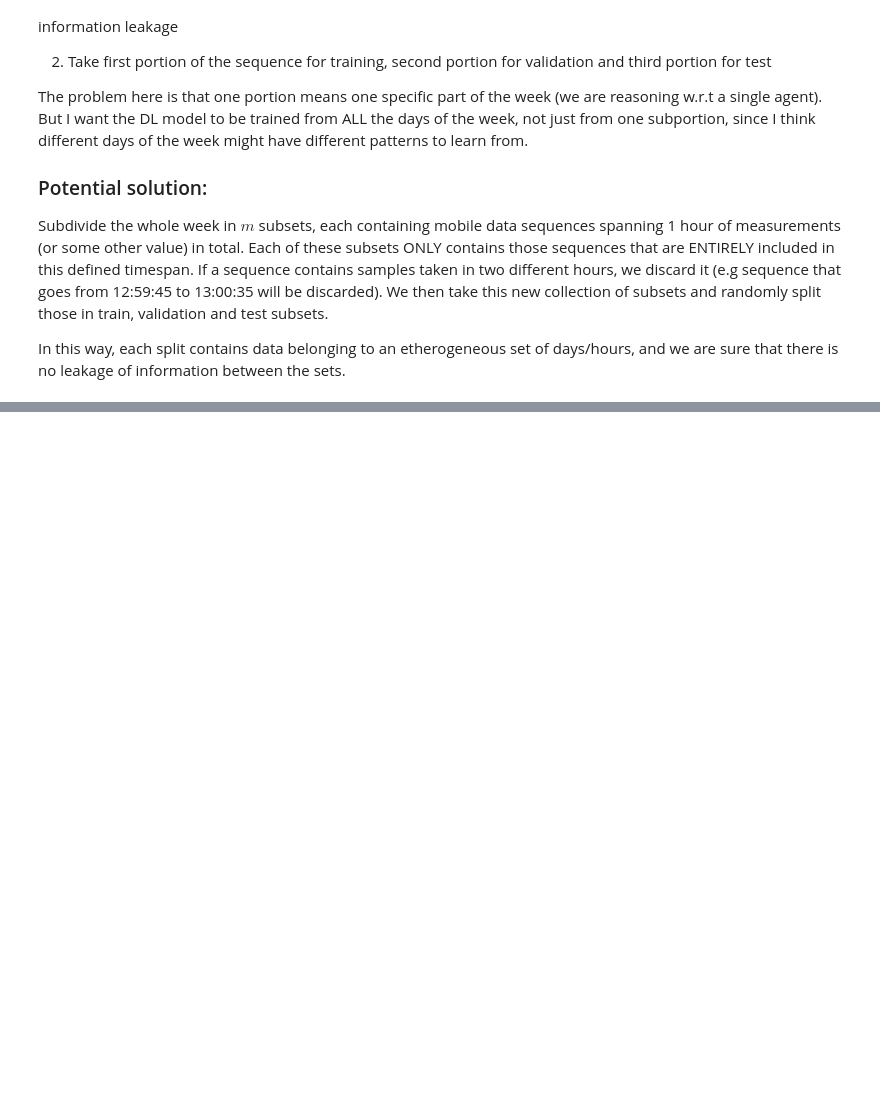
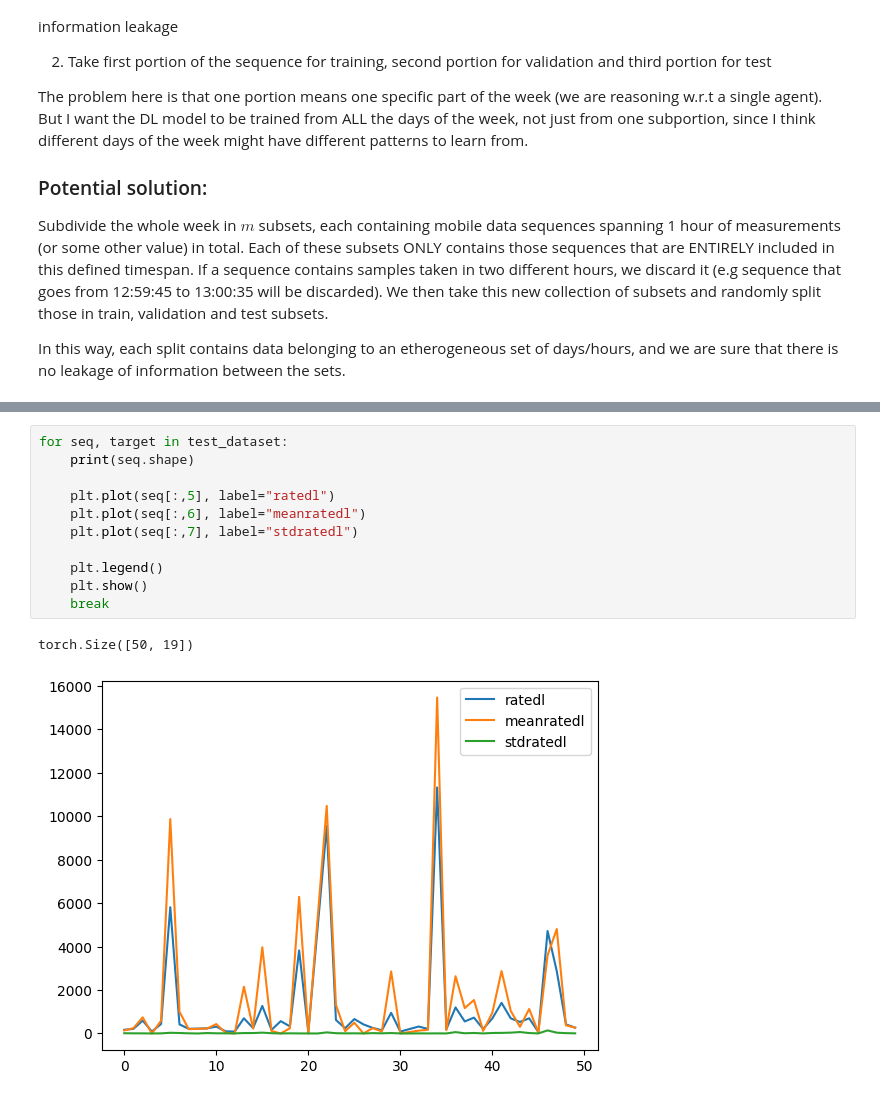
Before and after one commit to rmazzier/MLCommSysProject, a Jupyter notebook: exploratory_data_analysis.ipynb, the cells around one changed output, grey strips where cells are left out. Cells and saved outputs as stored; diff of their text form; blank space fills up the shorter version.

```diff
--- a/exploratory_data_analysis.ipynb
+++ b/exploratory_data_analysis.ipynb
@@ -177,3 +193,17 @@ Features 3,4,6,7 have a lot of Nan, also feature 11,12 and 14,15
+# %%
+for seq, target in test_dataset:
+    print(seq.shape)
+
+    plt.plot(seq[:,5], label="ratedl")
+    plt.plot(seq[:,6], label="meanratedl")
+    plt.plot(seq[:,7], label="stdratedl")
+
+    plt.legend()
+    plt.show()
+    break
+# %% [output]
+torch.Size([50, 19])
+[figure, added]
 # %%
 import numpy as np
 
```
Also changed, not shown: parts of 9 cells of this notebook, 6 other files.
